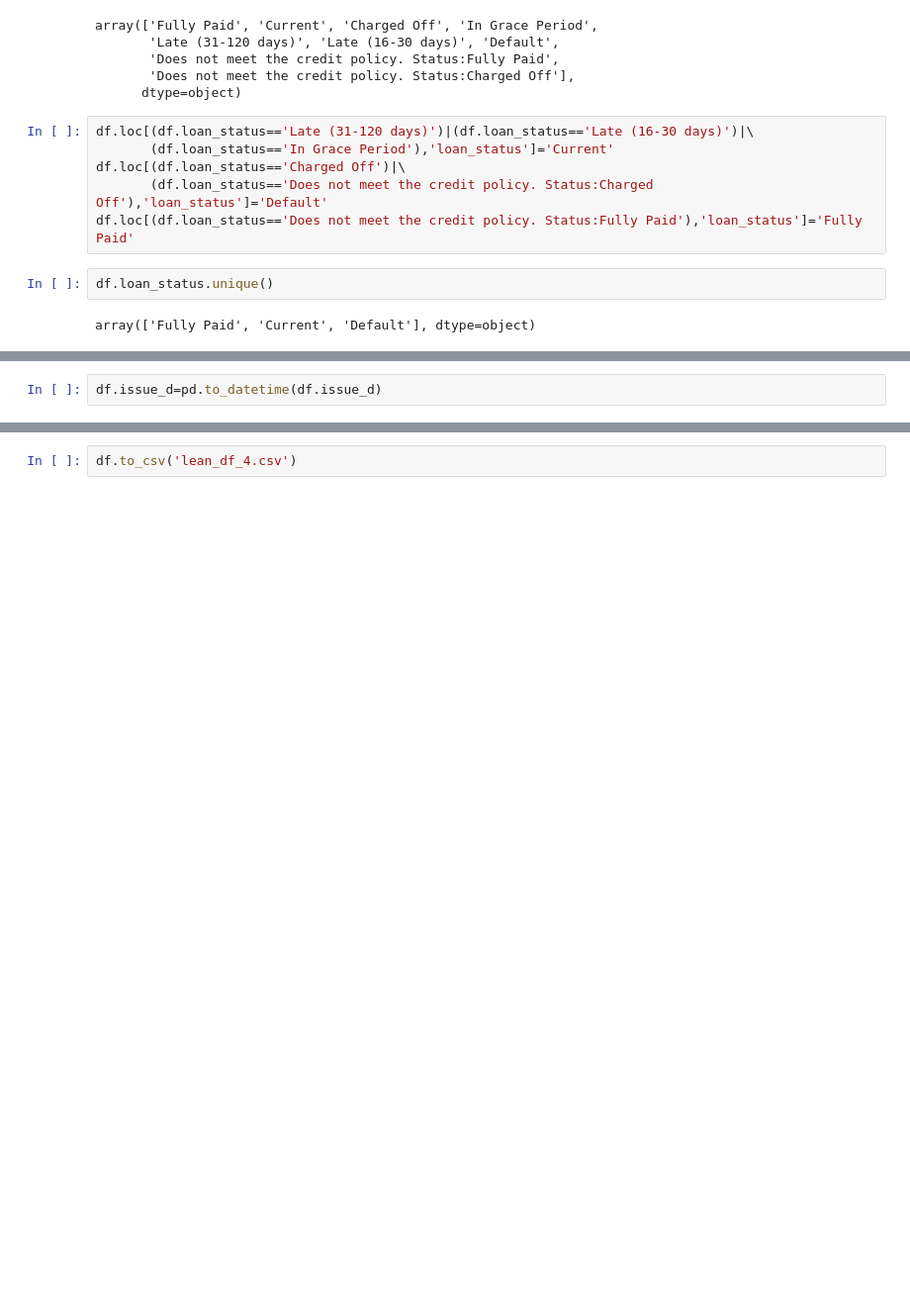
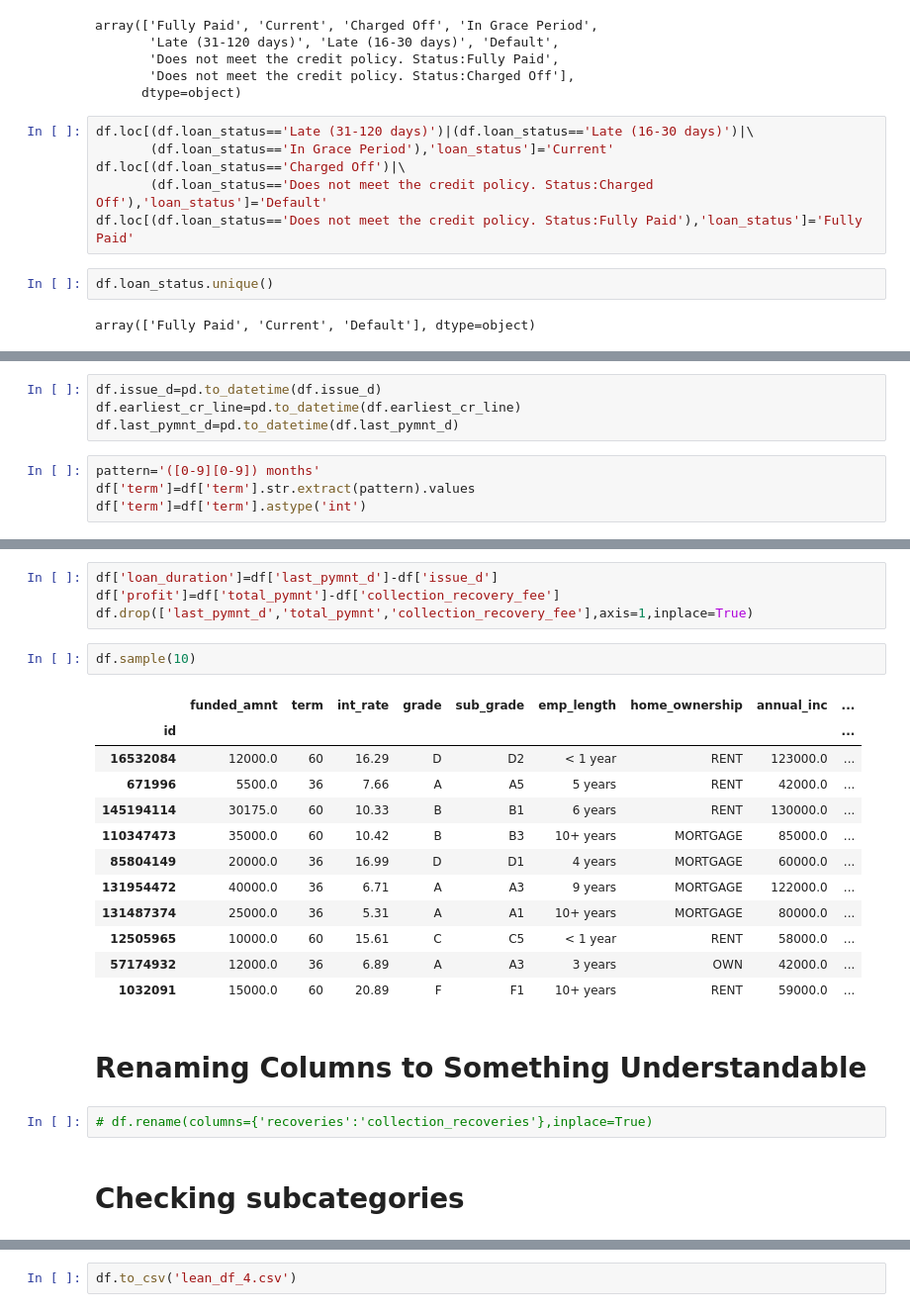
Before and after one commit to bbzou/LC_Capstone, a Jupyter notebook: Austin/01_Trimming_Data_Frame_4.ipynb, the cells around one changed output, grey strips where cells are left out. Shown at 99% size. Cells and saved outputs as stored; diff of their text form; blank space fills up the shorter version.

```diff
--- a/Austin/01_Trimming_Data_Frame_4.ipynb
+++ b/Austin/01_Trimming_Data_Frame_4.ipynb
@@ -82,2 +119,8 @@ array(['Fully Paid', 'Current', 'Default'], dtype=object)
 # %%
 df.issue_d=pd.to_datetime(df.issue_d)
+df.earliest_cr_line=pd.to_datetime(df.earliest_cr_line)
+df.last_pymnt_d=pd.to_datetime(df.last_pymnt_d)
+# %%
+pattern='([0-9][0-9]) months'
+df['term']=df['term'].str.extract(pattern).values
+df['term']=df['term'].astype('int')
@@ -106,3 +137,28 @@ df.sort_values(by='issue_d')
+# %%
+df['loan_duration']=df['last_pymnt_d']-df['issue_d']
+df['profit']=df['total_pymnt']-df['collection_recovery_fee']
+df.drop(['last_pymnt_d','total_pymnt','collection_recovery_fee'],axis=1,inplace=True)
+# %%
+df.sample(10)
+# %% [output]
+|  | funded_amnt | term | int_rate | grade | sub_grade | emp_length | home_ownership | annual_inc | ... |
+| id |  |  |  |  |  |  |  |  | ... |
+| 16532084 | 12000.0 | 60 | 16.29 | D | D2 | < 1 year | RENT | 123000.0 | ... |
+| 671996 | 5500.0 | 36 | 7.66 | A | A5 | 5 years | RENT | 42000.0 | ... |
+| 145194114 | 30175.0 | 60 | 10.33 | B | B1 | 6 years | RENT | 130000.0 | ... |
+| 110347473 | 35000.0 | 60 | 10.42 | B | B3 | 10+ years | MORTGAGE | 85000.0 | ... |
+| 85804149 | 20000.0 | 36 | 16.99 | D | D1 | 4 years | MORTGAGE | 60000.0 | ... |
+| 131954472 | 40000.0 | 36 | 6.71 | A | A3 | 9 years | MORTGAGE | 122000.0 | ... |
+| 131487374 | 25000.0 | 36 | 5.31 | A | A1 | 10+ years | MORTGAGE | 80000.0 | ... |
+| 12505965 | 10000.0 | 60 | 15.61 | C | C5 | < 1 year | RENT | 58000.0 | ... |
+| 57174932 | 12000.0 | 36 | 6.89 | A | A3 | 3 years | OWN | 42000.0 | ... |
+| 1032091 | 15000.0 | 60 | 20.89 | F | F1 | 10+ years | RENT | 59000.0 | ... |
+# %% [markdown]
+# Renaming Columns to Something Understandable
+# %%
+# df.rename(columns={'recoveries':'collection_recoveries'},inplace=True)
+# %% [markdown]
+# Checking subcategories
 # %%
 subcategoryANOVA(df,'initial_list_status','int_rate')
 # %% [output]
```
Also changed, not shown: parts of 21 cells of this notebook, 5 other files.
